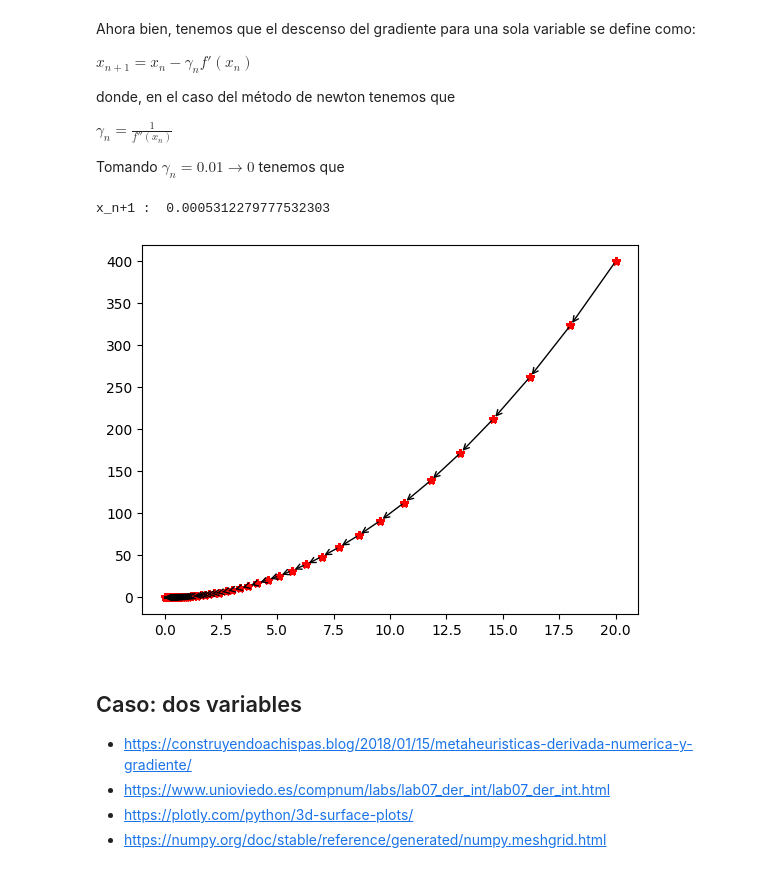
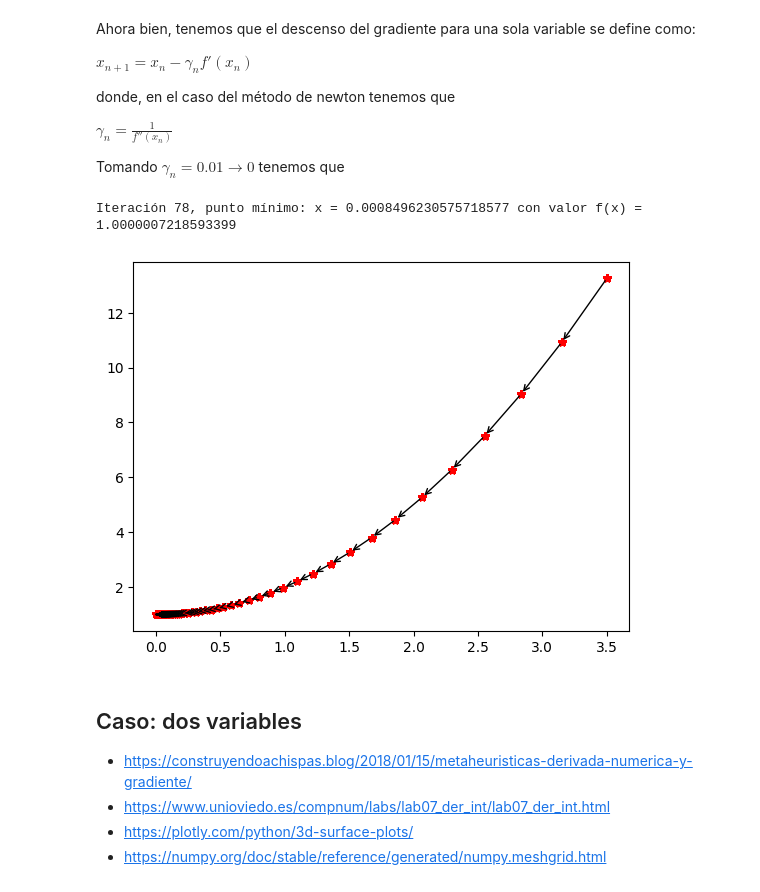
Before and after one commit to emichester/03MIAR_Algoritmos_de_Optimizacion, a Jupyter notebook: AG2/Algoritmos_Emilio_Jesús_Hernandez_Salas_AG2.ipynb, the cells around one changed output. Cells and saved outputs as stored; diff of their text form; code cells hidden in the pictures.

```diff
--- a/AG2/Algoritmos_Emilio_Jesús_Hernandez_Salas_AG2.ipynb
+++ b/AG2/Algoritmos_Emilio_Jesús_Hernandez_Salas_AG2.ipynb
@@ -19,7 +19,7 @@ import plotly.graph_objects as go
 Definimos una función $f : \Re \rightarrow \Re$ : $f(x) = x^2$
 # %%
 X = np.array([i for i in range(-20,20)])
-f = lambda x: x**2
+f = lambda x: x**2+1
 Y = f(X)
 plt.plot(X,Y)
 plt.show()
@@ -61,23 +61,30 @@ $
 
 Tomando $\gamma_n = 0.01 → 0$ tenemos que
 # %%
-x = 20
+x0 = 3.5
+x = x0
 h = 0.0001
 lr = 0.05
+error = 0.0001
 fix, ax = plt.subplots(1)
 X = [x]
 Y = [f(x)]
 for i in range(100):
-    x = x - lr*fp(x,h)
+    x = x0 - lr*fp(x0,h)
     ax.annotate("", xy=(X[-1], Y[-1]), xytext=(x, f(x)),
                 arrowprops=dict(arrowstyle="<-"))
     X.append(x)
     Y.append(f(x))
     ax.plot(X,Y, 'r*')
-print("x_n+1 : ", x)
+    if np.abs(x-x0) <= error:
+        break
+    else:
+        x0 = x
+
+print(f"Iteración {i}, punto mínimo: x = {x} con valor f(x) = {f(x)}")
 # %% [output]
-x_n+1 :  0.0005312279777532303
+Iteración 78, punto mínimo: x = 0.0008496230575718577 con valor f(x) = 1.0000007218593399
-[figure, old version]
+[figure, new version]
 # %% [markdown]
 ## Caso: dos variables
 
```
Also changed, not shown: parts of 11 cells of this notebook.
